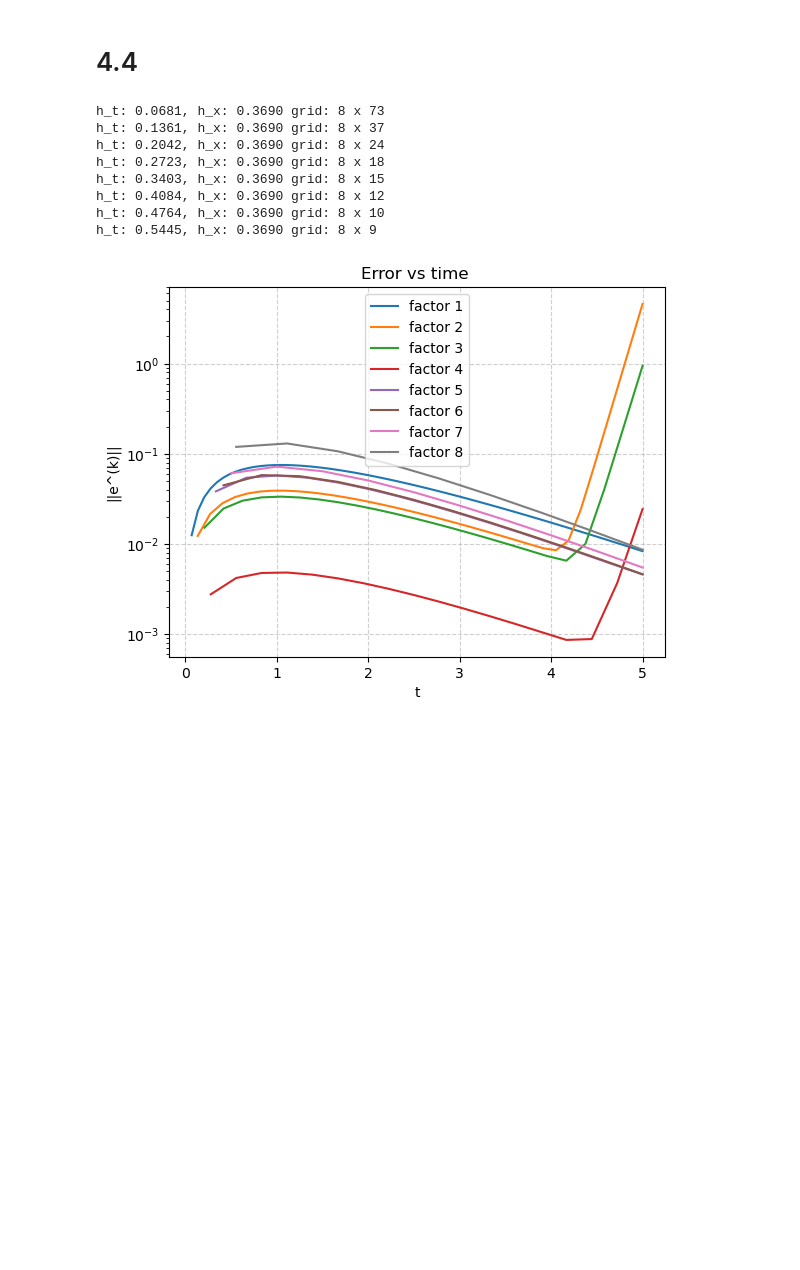
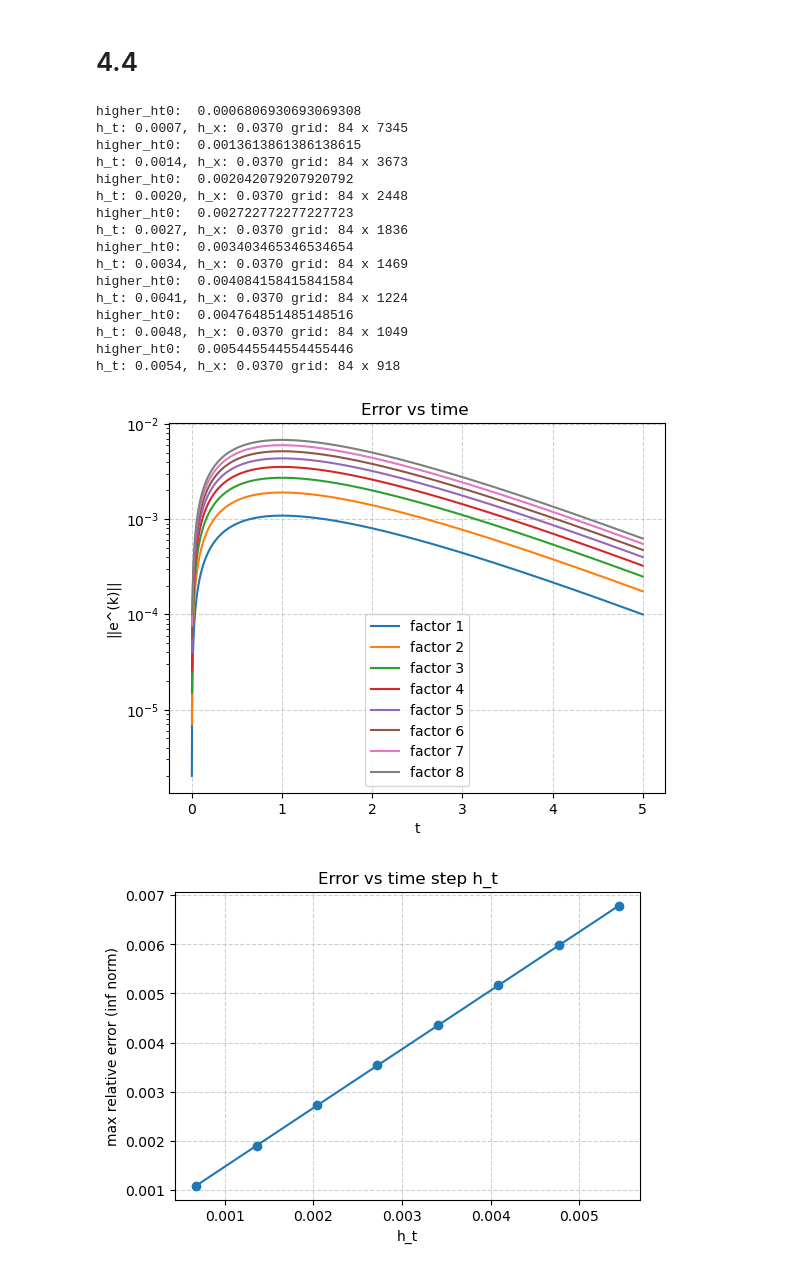
Before and after one commit to FoyerD/num_pde, a Jupyter notebook: hw1/q4.ipynb, the cells around one changed output. Saved outputs shown, nothing was run; the diff lists cells and outputs as text; code cells hidden in the pictures; blank space fills up the shorter version.

```diff
--- a/hw1/q4.ipynb
+++ b/hw1/q4.ipynb
@@ -53,8 +53,14 @@ def calc_u_grid(h_x, h_t, x_grid, t_grid, make_A):
     return np.column_stack(u_grid[1:]) # removing initial condition as it is not part of our solution
 
 def get_solution(h_x, h_t, make_A):
-    x_grid = np.linspace(x_0, x_n, round((x_n - x_0)/h_x) + 1)[1:-1]
-    t_grid = np.linspace(t_0, t_n, round((t_n - t_0)/h_t)+1)[1:]
+    nx = round((x_n - x_0)/h_x) + 1
+    h_x = (x_n - x_0)/(nx - 1)
+
+    nt = round((t_n - t_0)/h_t) + 1
+    h_t = (t_n - t_0)/(nt - 1)
+
+    x_grid = np.linspace(x_0, x_n, nx)[1:-1]
+    t_grid = np.linspace(t_0, t_n, nt)[1:]
     print(f"h_t: {h_t:.4f}, h_x: {h_x:.4f} grid: {x_grid.shape[0]} x {t_grid.shape[0]}")
     u_grid = calc_u_grid(h_x, h_t, x_grid, t_grid, make_A)
     # print(f"grid: {x_grid.shape} x {t_grid.shape}")
@@ -218,12 +224,12 @@ errs_0: [0.03733040745196714, 0.13717965647897817, 0.05082253508989557]
 # %% [markdown]
 # 4.2
 # %%
-def test_higher_ht(acc_h_x, higher_h_t):
-    x_grid, t_grid, u_grid, h_x, h_t = get_solution(acc_h_x, higher_h_t, make_A_fwd_euler)
+def test_higher_ht(acc_h_x, higher_h_t, make_A):
+    x_grid, t_grid, u_grid, h_x, h_t = get_solution(acc_h_x, higher_h_t, make_A)
     gt = eval_fn(x_grid, t_grid, gt_fn)
     err_grid = u_grid - gt
     errs = np.linalg.norm(err_grid, axis=0)
-    return t_grid, errs
+    return t_grid, errs, h_x, h_t
 
 def plot_errs_vs_t(errs, t, log_scale=False):
     if isinstance(errs, list):
@@ -245,6 +251,6 @@ def plot_errs_vs_t(errs, t, log_scale=False):
     plt.show()
 # %%
 higher_ht0 = acc_h_t * 1.5
-t_grid, errs = test_higher_ht(acc_h_x, higher_ht0)
+t_grid, errs, _, _ = test_higher_ht(acc_h_x, higher_ht0, make_A_fwd_euler)
 plot_errs_vs_t(errs, t_grid, log_scale=True)
 # %% [output]
@@ -318,26 +324,41 @@ errs_0: [0.08102478898734095, 0.5680129928932931, 0.15060988775201517]
 # %% [markdown]
 # 4.4
 # %%
-h_x = hx0s[1]
-h_t = make_ht(h_x, maximum=True)
+h_x_middle = hx0s[1]
+h_t_middle = make_ht(h_x_middle, maximum=True)
 factors = list(range(1, 9))
 
 ts_list = []
 errs_list = []
+h_ts_list = []
+inf_norm = []
 for f in factors:
-    higher_ht0 = h_t * f
-    t_grid, errs = test_higher_ht(h_x, higher_ht0)
+    higher_ht0 = h_t_middle * f
+    print("higher_ht0: ", higher_ht0)
+    t_grid, errs, h_x, h_t = test_higher_ht(h_x_middle, higher_ht0, make_A_bwd_euler)
+    inf_norm.append(np.linalg.norm(errs, ord=np.inf))
+    h_ts_list.append(h_t)
     errs_list.append(errs)
     ts_list.append(t_grid)
 
 plot_errs_vs_t(errs_list, ts_list, log_scale=True)
+plot_errs_vs_hs(h_ts_list, inf_norm, by_x=False)
 # %% [output]
-h_t: 0.0681, h_x: 0.3690 grid: 8 x 73
-h_t: 0.1361, h_x: 0.3690 grid: 8 x 37
-h_t: 0.2042, h_x: 0.3690 grid: 8 x 24
-h_t: 0.2723, h_x: 0.3690 grid: 8 x 18
-h_t: 0.3403, h_x: 0.3690 grid: 8 x 15
-h_t: 0.4084, h_x: 0.3690 grid: 8 x 12
-h_t: 0.4764, h_x: 0.3690 grid: 8 x 10
-h_t: 0.5445, h_x: 0.3690 grid: 8 x 9
+higher_ht0:  0.0006806930693069308
+h_t: 0.0007, h_x: 0.0370 grid: 84 x 7345
+higher_ht0:  0.0013613861386138615
+h_t: 0.0014, h_x: 0.0370 grid: 84 x 3673
+higher_ht0:  0.002042079207920792
+h_t: 0.0020, h_x: 0.0370 grid: 84 x 2448
+higher_ht0:  0.002722772277227723
+h_t: 0.0027, h_x: 0.0370 grid: 84 x 1836
+higher_ht0:  0.003403465346534654
+h_t: 0.0034, h_x: 0.0370 grid: 84 x 1469
+higher_ht0:  0.004084158415841584
+h_t: 0.0041, h_x: 0.0370 grid: 84 x 1224
+higher_ht0:  0.004764851485148516
+h_t: 0.0048, h_x: 0.0370 grid: 84 x 1049
+higher_ht0:  0.005445544554455446
+h_t: 0.0054, h_x: 0.0370 grid: 84 x 918
-[figure, old version]
+[figure, new version]
+[figure, added]
```
Also changed, not shown: parts of 8 cells of this notebook.
